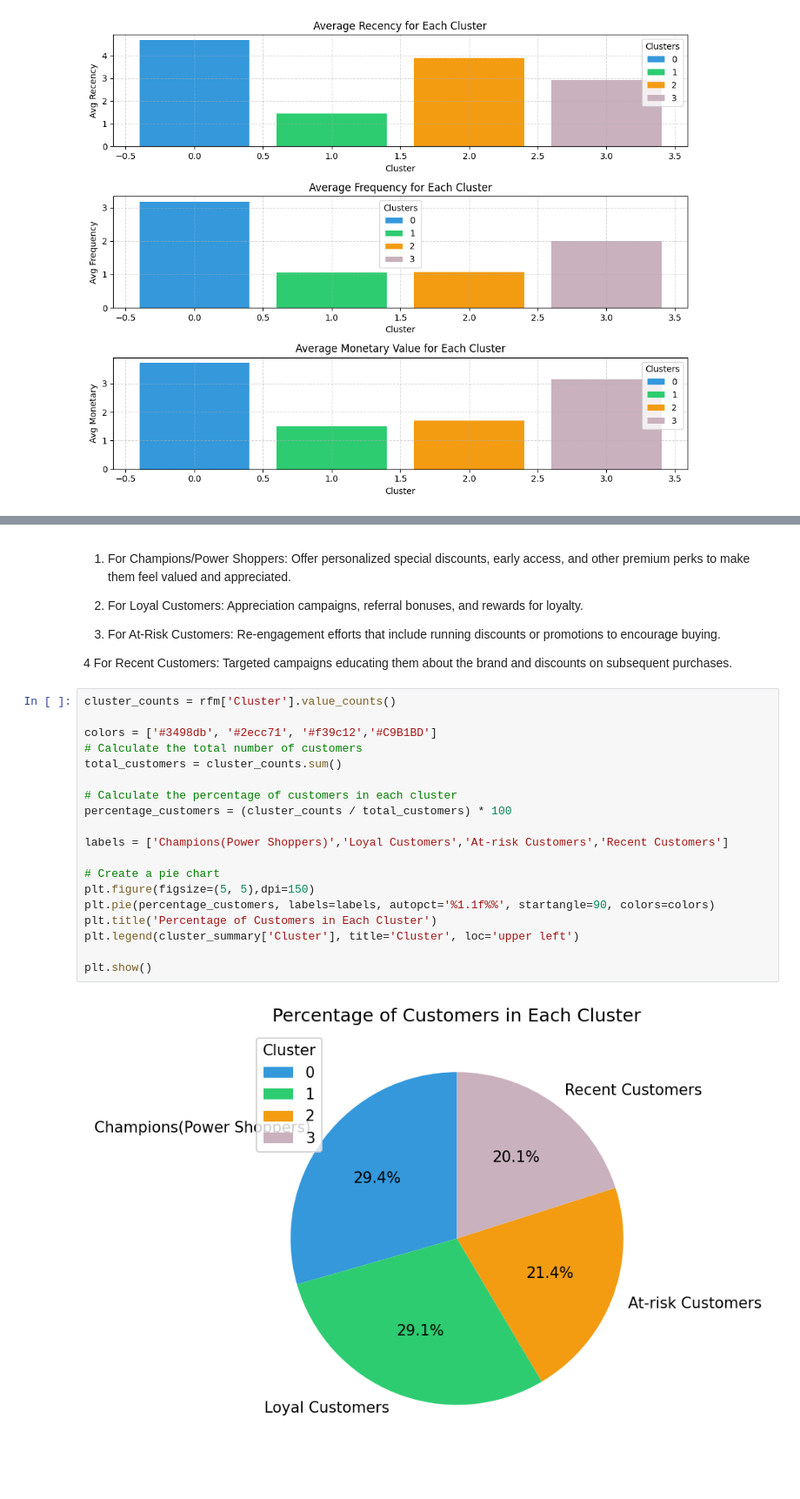
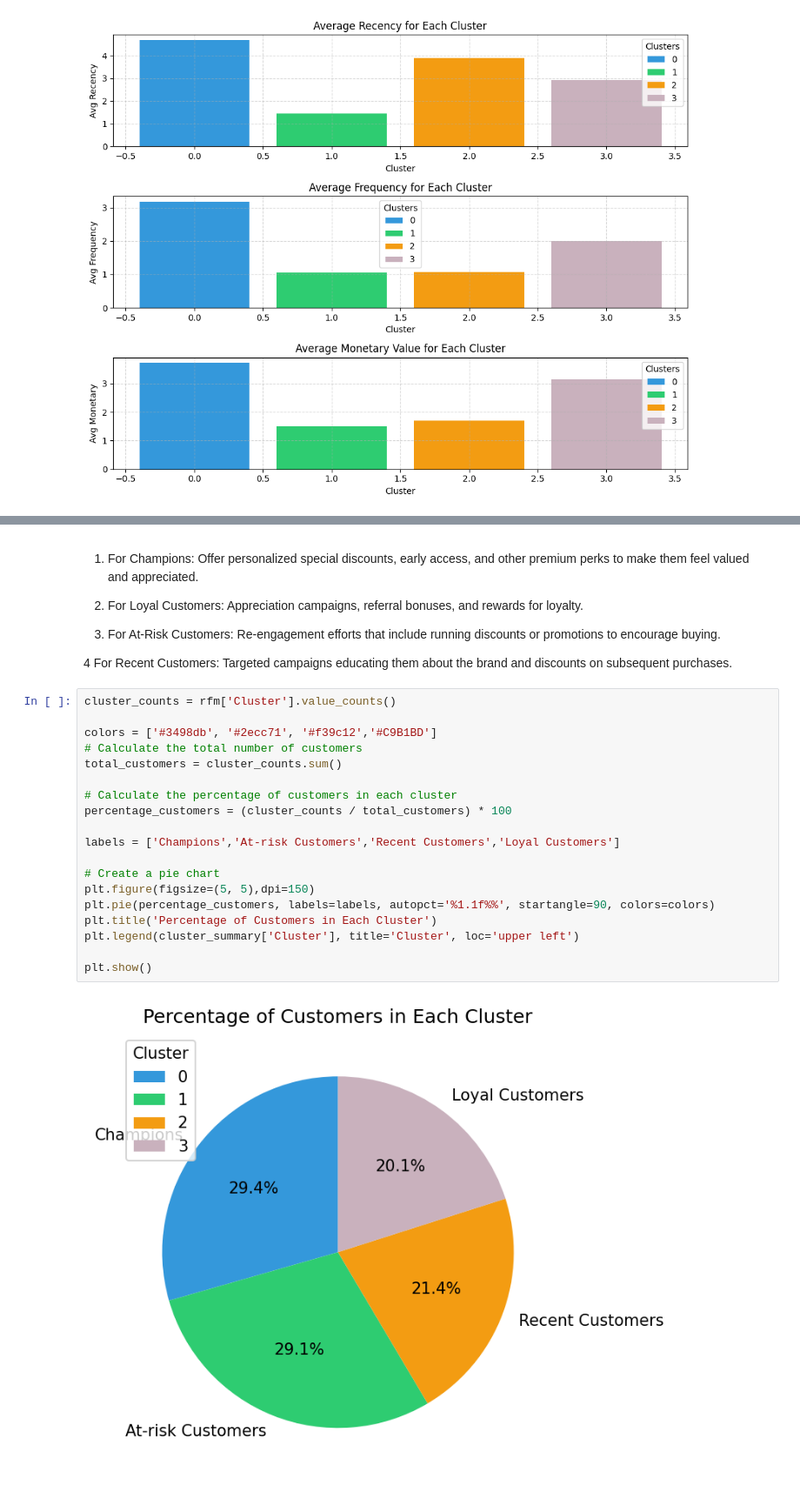
Before and after one commit to Saranyajavangula/customer-segmentation, a Jupyter notebook: Notebooks/customer_segmentation_kmeans.ipynb, the cells around one changed output, grey strips where cells are left out. Shown at 87% size. Drawn from its saved outputs; the diff is of its cells as text.

```diff
--- a/Notebooks/customer_segmentation_kmeans.ipynb
+++ b/Notebooks/customer_segmentation_kmeans.ipynb
@@ -330,5 +320,5 @@ Cluster 3: This cluster is characterized by high recency and relatively lower fr
 # %% [markdown]
-1. For Champions/Power Shoppers: Offer personalized special discounts, early access, and other premium perks to make them feel valued and appreciated.
+1. For Champions: Offer personalized special discounts, early access, and other premium perks to make them feel valued and appreciated.
 
 2. For Loyal Customers: Appreciation campaigns, referral bonuses, and rewards for loyalty.
 
@@ -338,21 +328,21 @@ Cluster 3: This cluster is characterized by high recency and relatively lower fr
 # %%
 cluster_counts = rfm['Cluster'].value_counts()
 
 colors = ['#3498db', '#2ecc71', '#f39c12','#C9B1BD']
 # Calculate the total number of customers
 total_customers = cluster_counts.sum()
 
 # Calculate the percentage of customers in each cluster
 percentage_customers = (cluster_counts / total_customers) * 100
 
-labels = ['Champions(Power Shoppers)','Loyal Customers','At-risk Customers','Recent Customers']
+labels = ['Champions','At-risk Customers','Recent Customers','Loyal Customers']
 
 # Create a pie chart
 plt.figure(figsize=(5, 5),dpi=150)
 plt.pie(percentage_customers, labels=labels, autopct='%1.1f%%', startangle=90, colors=colors)
 plt.title('Percentage of Customers in Each Cluster')
 plt.legend(cluster_summary['Cluster'], title='Cluster', loc='upper left')
 
 plt.show()
 # %% [output]
-[figure, old version]
+[figure, new version]
```
Also changed, not shown: parts of 5 cells of this notebook.
